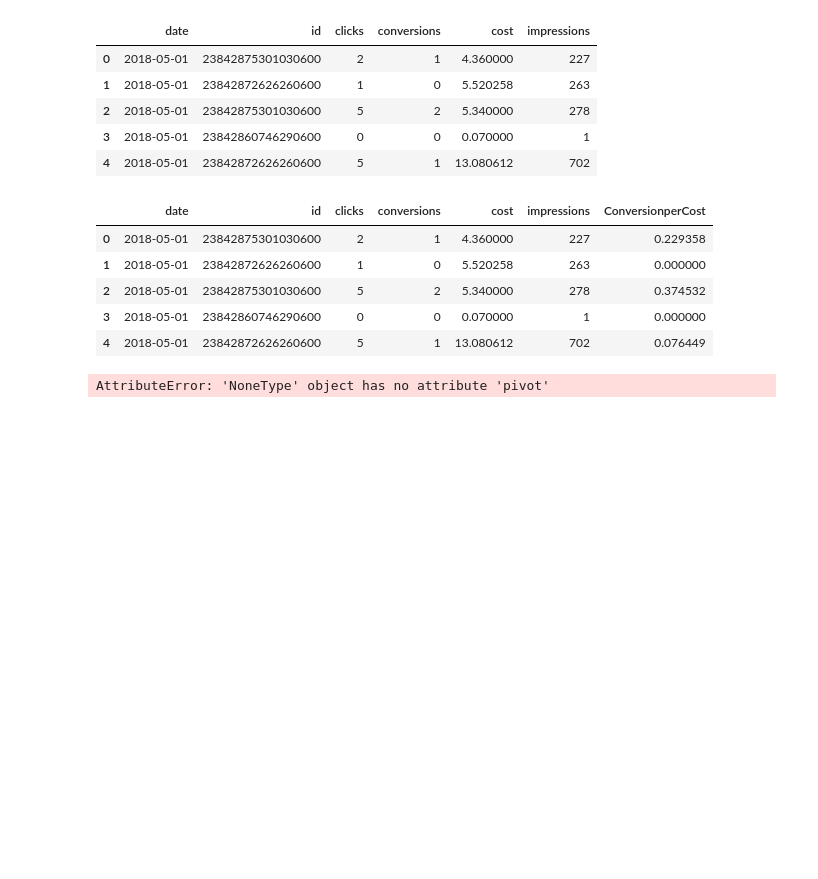
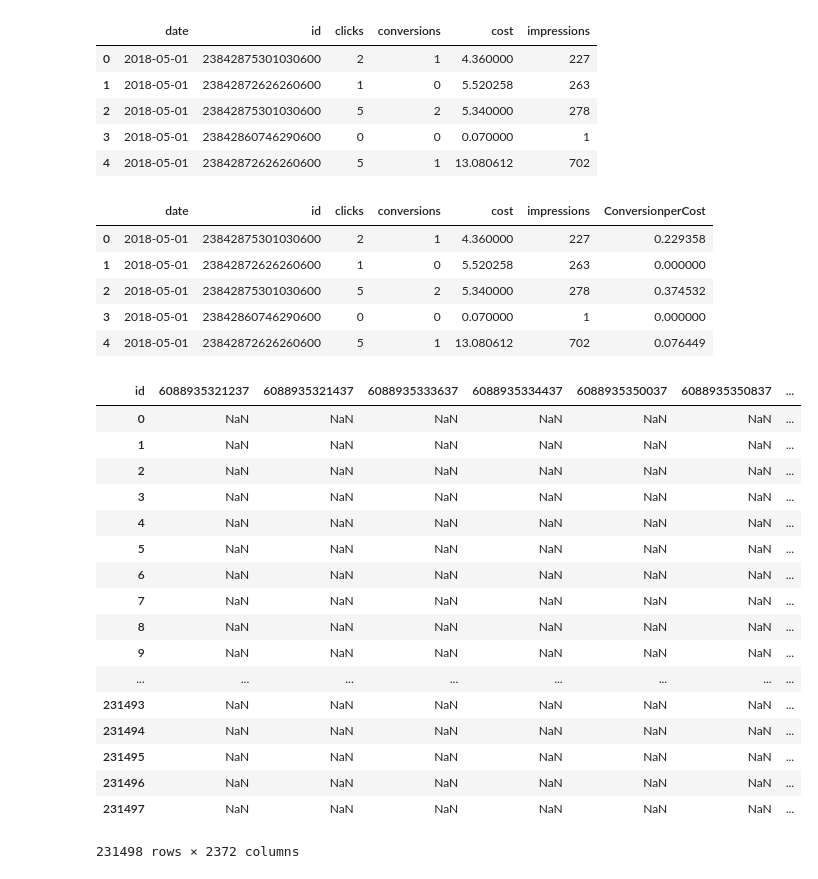
Before and after one commit to antan123/Work, a Jupyter notebook: sagemaker/Untitled.ipynb, the cells around one changed output. Drawn from its saved outputs; the diff is of its cells as text; code cells hidden in the pictures; blank space fills up the shorter version.

```diff
--- a/sagemaker/Untitled.ipynb
+++ b/sagemaker/Untitled.ipynb
@@ -36,4 +34,21 @@ opt_data.reset_index(inplace = True)
 # %%
-opt_data.pivot(index='ind',columns='id',values='ConversionperCost')
+opt_data.pivot(columns='id', values='ConversionperCost')
 # %% [output]
+| id | 6088935321237 | 6088935321437 | 6088935333637 | 6088935334437 | 6088935350037 | 6088935350837 | ... |
+| 0 | NaN | NaN | NaN | NaN | NaN | NaN | ... |
+| 1 | NaN | NaN | NaN | NaN | NaN | NaN | ... |
+| 2 | NaN | NaN | NaN | NaN | NaN | NaN | ... |
+| 3 | NaN | NaN | NaN | NaN | NaN | NaN | ... |
+| 4 | NaN | NaN | NaN | NaN | NaN | NaN | ... |
+| 5 | NaN | NaN | NaN | NaN | NaN | NaN | ... |
+| 6 | NaN | NaN | NaN | NaN | NaN | NaN | ... |
+| 7 | NaN | NaN | NaN | NaN | NaN | NaN | ... |
+| 8 | NaN | NaN | NaN | NaN | NaN | NaN | ... |
+| 9 | NaN | NaN | NaN | NaN | NaN | NaN | ... |
+| ... | ... | ... | ... | ... | ... | ... | ... |
+| 231493 | NaN | NaN | NaN | NaN | NaN | NaN | ... |
+| 231494 | NaN | NaN | NaN | NaN | NaN | NaN | ... |
+| 231495 | NaN | NaN | NaN | NaN | NaN | NaN | ... |
+| 231496 | NaN | NaN | NaN | NaN | NaN | NaN | ... |
+| 231497 | NaN | NaN | NaN | NaN | NaN | NaN | ... |
-AttributeError: 'NoneType' object has no attribute 'pivot'
+231498 rows × 2372 columns
```
Also changed, not shown: parts of 11 cells of this notebook, 3 other files.
